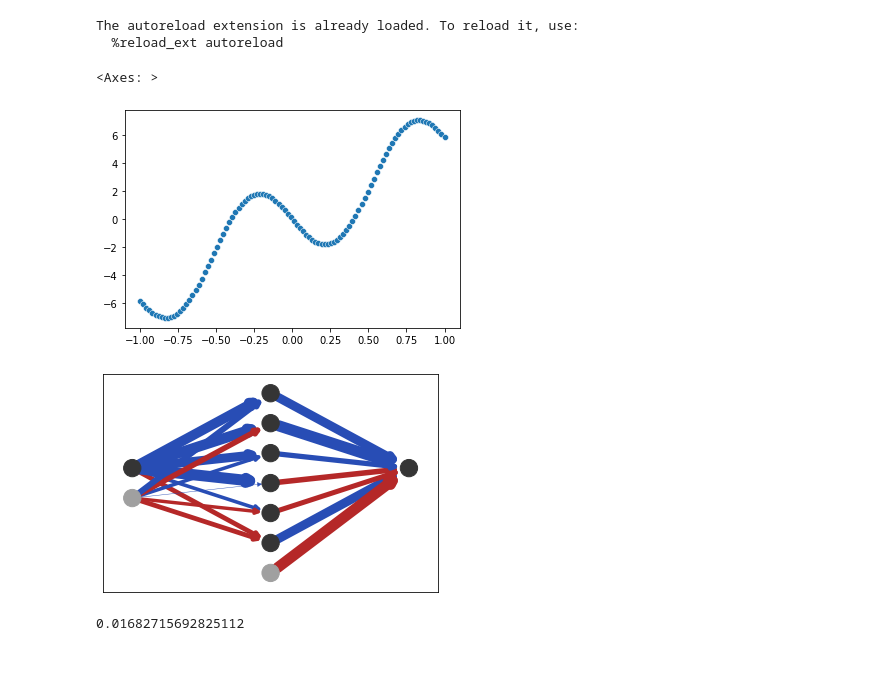
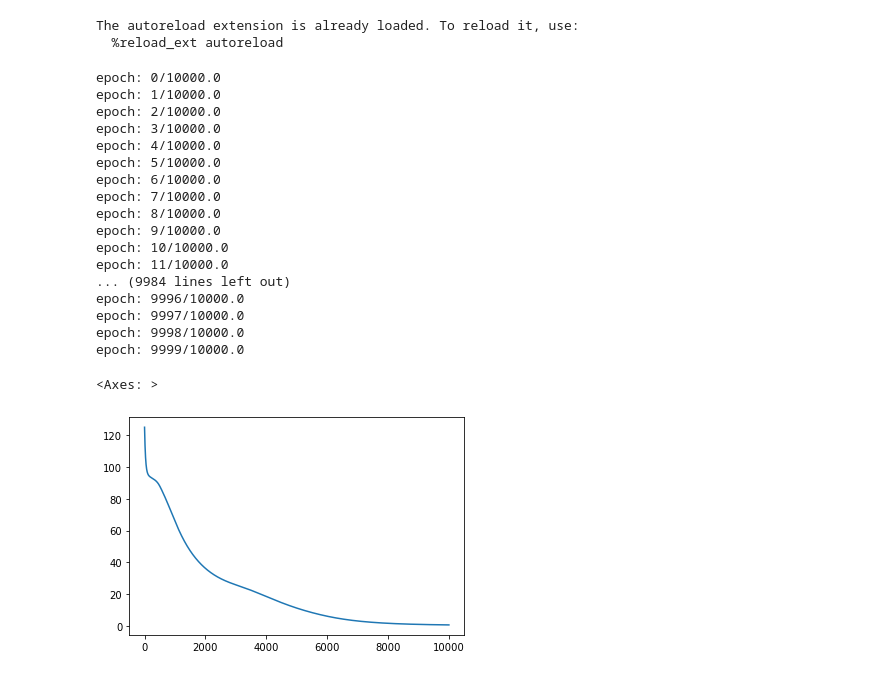
Before and after one commit to krezelj/wut-computational-intelligence, a Jupyter notebook: NeuralNetworks/nn2_notebook.ipynb, the cells around one changed output. Cells and saved outputs as stored; diff of their text form; code cells hidden in the pictures.

```diff
--- a/NeuralNetworks/nn2_notebook.ipynb
+++ b/NeuralNetworks/nn2_notebook.ipynb
@@ -16,20 +13,33 @@ y_train = 3 * np.sin(-x_train * 6) + x_train * 5
+# %%
+df_training = pd.read_csv("data/mio1/regression/square-simple-training.csv", index_col=0)
+df_test = pd.read_csv("data/mio1/regression/square-simple-test.csv", index_col=0)
 # %%
-sns.scatterplot(x=x_train.reshape(100),y=y_train.reshape(100))
+x_train = df_training['x'].values.reshape(1, 100)
+y_train = df_training['y'].values.reshape(1, 100) / 10
-# %% [output]
-<Axes: >
-[figure, removed]
 # %%
 model = MLP(layers=[
     Layer(1, 6, activation="sigmoid"),
-    Layer(6, 1, activation="linear"),
+    Layer(6, 1, activation="linear")
 ])
-model.fit(x_train, y_train, learning_rate=0.01)
+loss = model.fit(x_train, y_train, learning_rate=0.001, epochs=1e4, verbose=1, batch_size=25)
+sns.lineplot(loss)
+# %% [output]
+epoch: 0/10000.0
+epoch: 1/10000.0
+epoch: 2/10000.0
+epoch: 3/10000.0
+epoch: 4/10000.0
+epoch: 5/10000.0
+epoch: 6/10000.0
+epoch: 7/10000.0
+epoch: 8/10000.0
+epoch: 9/10000.0
+epoch: 10/10000.0
+epoch: 11/10000.0
+... (9984 lines left out)
+epoch: 9996/10000.0
+epoch: 9997/10000.0
+epoch: 9998/10000.0
+epoch: 9999/10000.0
+<Axes: >
+[figure, added]
-# %%
-model.plot()
-# %% [output]
-[figure, removed]
-# %%
-y_predicted = model.predict(x_train)
-mean_squared_error(y_train, y_predicted)
-# %% [output]
-0.01682715692825112
```
Also changed, not shown: parts of 16 cells of this notebook, 2 other files.
